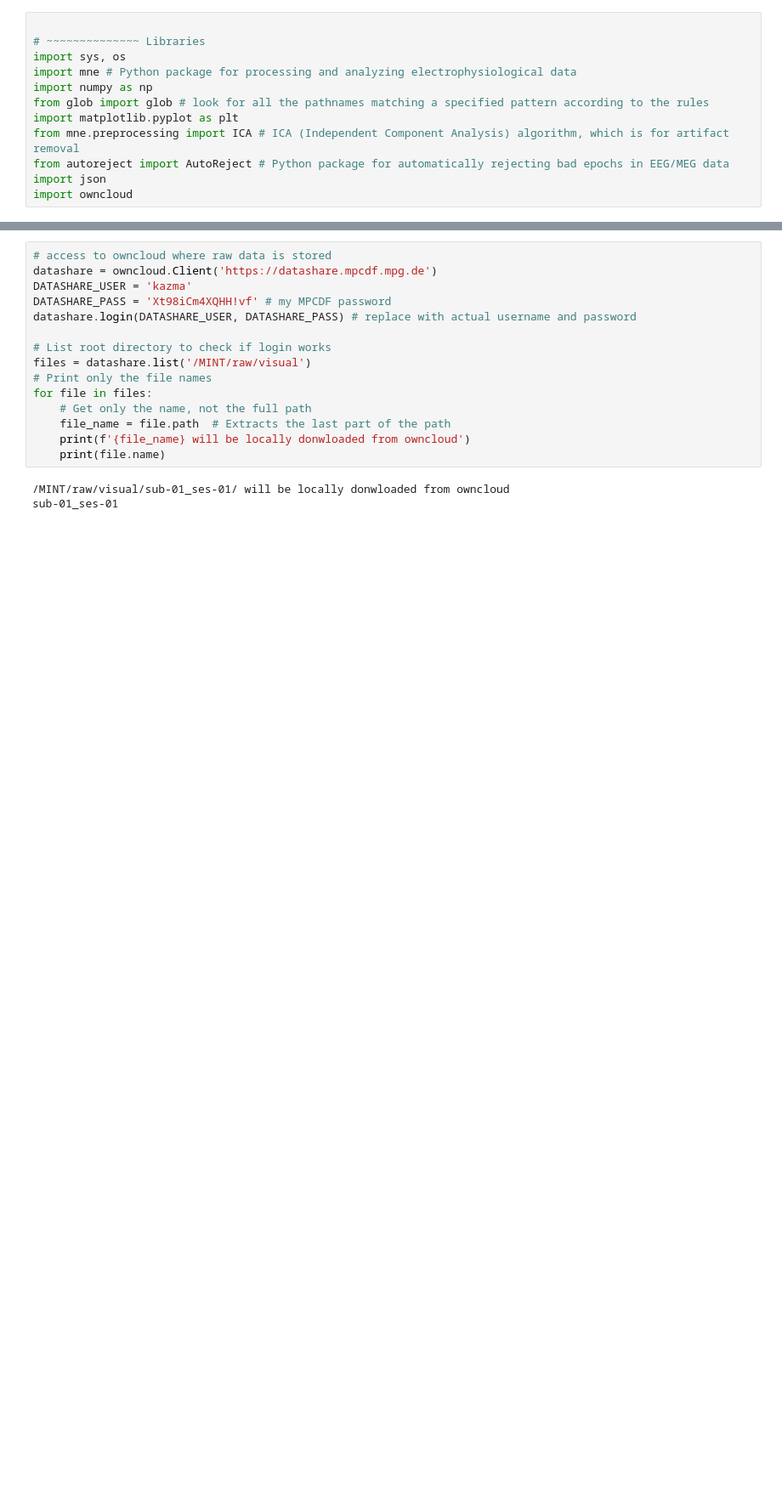
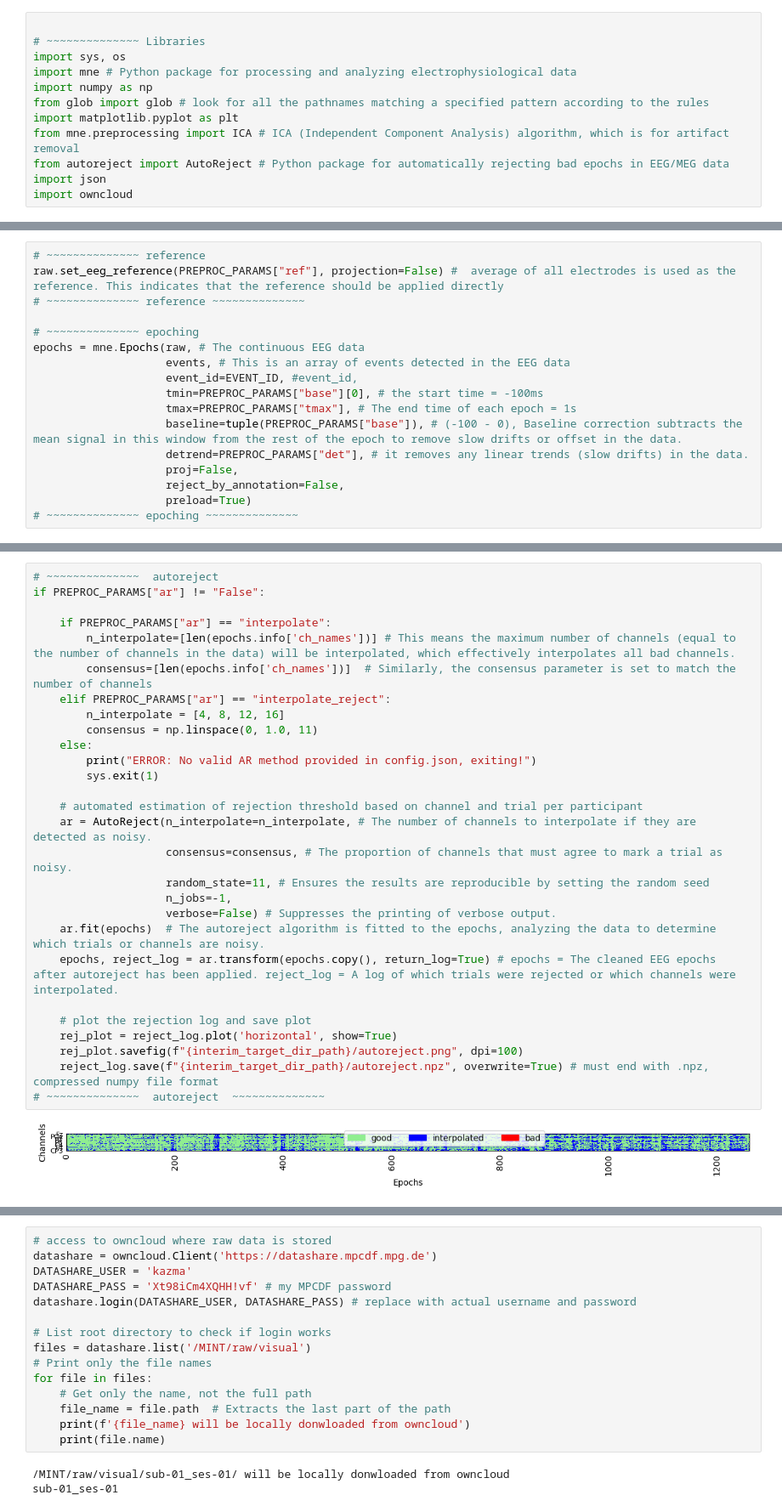
Before and after one commit to KazukiMaruo/2025_MINT, a Jupyter notebook: code/preprocess/visual/preprocess.ipynb, the cells around one changed output, grey strips where cells are left out. Shown: that part at 85% size. Cells and saved outputs as stored; diff of their text form; blank space fills up the shorter version.

```diff
--- a/code/preprocess/visual/preprocess.ipynb
+++ b/code/preprocess/visual/preprocess.ipynb
@@ -100,0 +376,17 @@ create_if_not_exist(f"{BASE_DIR}/data/processed/{modality}")
+# %%
+# ~~~~~~~~~~~~~~ reference
+raw.set_eeg_reference(PREPROC_PARAMS["ref"], projection=False) #  average of all electrodes is used as the reference. This indicates that the reference should be applied directly
+# ~~~~~~~~~~~~~~ reference ~~~~~~~~~~~~~~
+
+# ~~~~~~~~~~~~~~ epoching
+epochs = mne.Epochs(raw, # The continuous EEG data
+                    events, # This is an array of events detected in the EEG data
+                    event_id=EVENT_ID, #event_id,
+                    tmin=PREPROC_PARAMS["base"][0], # the start time = -100ms
+                    tmax=PREPROC_PARAMS["tmax"], # The end time of each epoch = 1s
+                    baseline=tuple(PREPROC_PARAMS["base"]), # (-100 - 0), Baseline correction subtracts the mean signal in this window from the rest of the epoch to remove slow drifts or offset in the data.
+                    detrend=PREPROC_PARAMS["det"], # it removes any linear trends (slow drifts) in the data.
+                    proj=False,
+                    reject_by_annotation=False,
+                    preload=True)
+# ~~~~~~~~~~~~~~ epoching ~~~~~~~~~~~~~~
@@ -100,0 +402,30 @@ create_if_not_exist(f"{BASE_DIR}/data/processed/{modality}")
+# %%
+# ~~~~~~~~~~~~~~  autoreject
+if PREPROC_PARAMS["ar"] != "False":
+
+    if PREPROC_PARAMS["ar"] == "interpolate":
+        n_interpolate=[len(epochs.info['ch_names'])] # This means the maximum number of channels (equal to the number of channels in the data) will be interpolated, which effectively interpolates all bad channels.
+        consensus=[len(epochs.info['ch_names'])]  # Similarly, the consensus parameter is set to match the number of channels
+    elif PREPROC_PARAMS["ar"] == "interpolate_reject":
+        n_interpolate = [4, 8, 12, 16]
+        consensus = np.linspace(0, 1.0, 11)
+    else:
+        print("ERROR: No valid AR method provided in config.json, exiting!")
+        sys.exit(1)
+
+    # automated estimation of rejection threshold based on channel and trial per participant
+    ar = AutoReject(n_interpolate=n_interpolate, # The number of channels to interpolate if they are detected as noisy.
+                    consensus=consensus, # The proportion of channels that must agree to mark a trial as noisy.
+                    random_state=11, # Ensures the results are reproducible by setting the random seed
+                    n_jobs=-1,
+                    verbose=False) # Suppresses the printing of verbose output.
+    ar.fit(epochs)  # The autoreject algorithm is fitted to the epochs, analyzing the data to determine which trials or channels are noisy.
+    epochs, reject_log = ar.transform(epochs.copy(), return_log=True) # epochs = The cleaned EEG epochs after autoreject has been applied. reject_log = A log of which trials were rejected or which channels were interpolated.
+
+    # plot the rejection log and save plot
+    rej_plot = reject_log.plot('horizontal', show=True)
+    rej_plot.savefig(f"{interim_target_dir_path}/autoreject.png", dpi=100)
+    reject_log.save(f"{interim_target_dir_path}/autoreject.npz", overwrite=True) # must end with .npz, compressed numpy file format
+# ~~~~~~~~~~~~~~  autoreject  ~~~~~~~~~~~~~~
+# %% [output]
+[figure, added]
```
Also changed, not shown: parts of 12 cells of this notebook, 6 other files.
